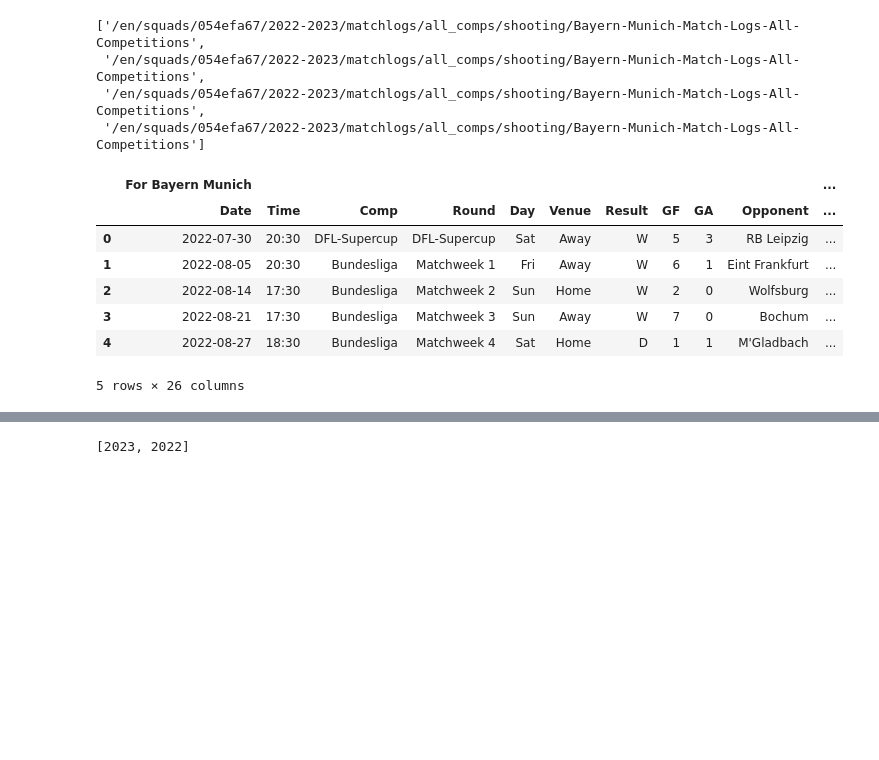
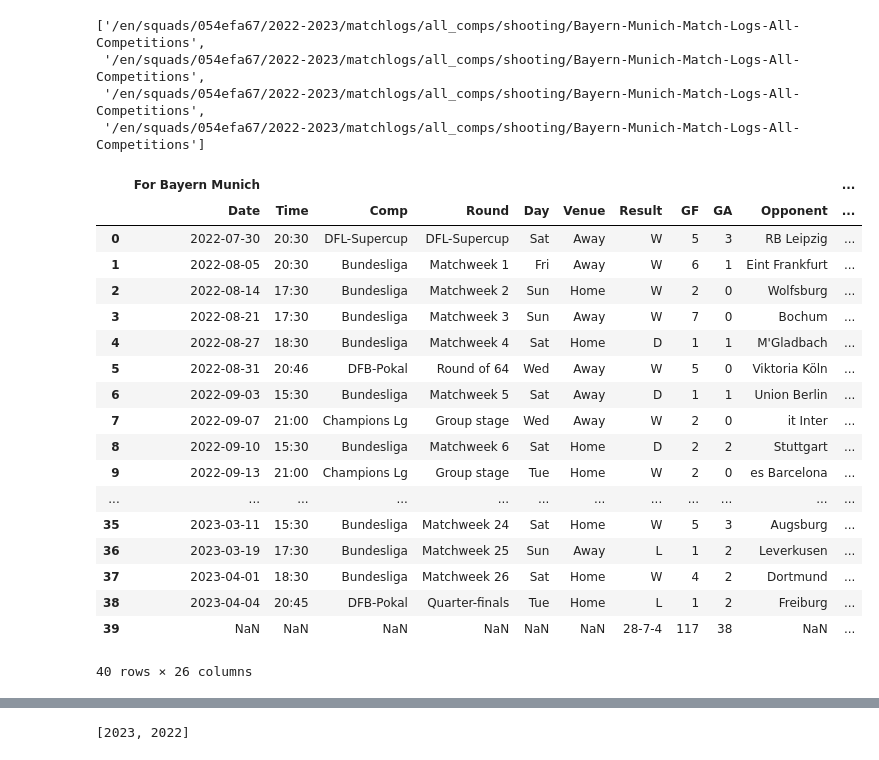
Before and after one commit to juchmielewska/assignment, a Jupyter notebook: Assignment 1a, web scraping.ipynb, the cells around one changed output, grey strips where cells are left out. Cells and saved outputs as stored; diff of their text form; code cells hidden in the pictures; blank space fills up the shorter version.

```diff
--- a/Assignment 1a, web scraping.ipynb
+++ b/Assignment 1a, web scraping.ipynb
@@ -48,16 +57,27 @@ links
 # %%
 data = requests.get(f"https://fbref.com{links[0]}")
 shooting = pd.read_html(data.text, match="Shooting")[0]
-shooting.head()
+shooting
 # %% [output]
 |  | For Bayern Munich |  |  |  |  |  |  |  |  |  | ... |
 |  | Date | Time | Comp | Round | Day | Venue | Result | GF | GA | Opponent | ... |
 | 0 | 2022-07-30 | 20:30 | DFL-Supercup | DFL-Supercup | Sat | Away | W | 5 | 3 | RB Leipzig | ... |
 | 1 | 2022-08-05 | 20:30 | Bundesliga | Matchweek 1 | Fri | Away | W | 6 | 1 | Eint Frankfurt | ... |
 | 2 | 2022-08-14 | 17:30 | Bundesliga | Matchweek 2 | Sun | Home | W | 2 | 0 | Wolfsburg | ... |
 | 3 | 2022-08-21 | 17:30 | Bundesliga | Matchweek 3 | Sun | Away | W | 7 | 0 | Bochum | ... |
 | 4 | 2022-08-27 | 18:30 | Bundesliga | Matchweek 4 | Sat | Home | D | 1 | 1 | M'Gladbach | ... |
+| 5 | 2022-08-31 | 20:46 | DFB-Pokal | Round of 64 | Wed | Away | W | 5 | 0 | Viktoria Köln | ... |
+| 6 | 2022-09-03 | 15:30 | Bundesliga | Matchweek 5 | Sat | Away | D | 1 | 1 | Union Berlin | ... |
+| 7 | 2022-09-07 | 21:00 | Champions Lg | Group stage | Wed | Away | W | 2 | 0 | it Inter | ... |
+| 8 | 2022-09-10 | 15:30 | Bundesliga | Matchweek 6 | Sat | Home | D | 2 | 2 | Stuttgart | ... |
+| 9 | 2022-09-13 | 21:00 | Champions Lg | Group stage | Tue | Home | W | 2 | 0 | es Barcelona | ... |
+| ... | ... | ... | ... | ... | ... | ... | ... | ... | ... | ... | ... |
+| 35 | 2023-03-11 | 15:30 | Bundesliga | Matchweek 24 | Sat | Home | W | 5 | 3 | Augsburg | ... |
+| 36 | 2023-03-19 | 17:30 | Bundesliga | Matchweek 25 | Sun | Away | L | 1 | 2 | Leverkusen | ... |
+| 37 | 2023-04-01 | 18:30 | Bundesliga | Matchweek 26 | Sat | Home | W | 4 | 2 | Dortmund | ... |
+| 38 | 2023-04-04 | 20:45 | DFB-Pokal | Quarter-finals | Tue | Home | L | 1 | 2 | Freiburg | ... |
+| 39 | NaN | NaN | NaN | NaN | NaN | NaN | 28-7-4 | 117 | 38 | NaN | ... |
-5 rows × 26 columns
+40 rows × 26 columns
 # %%
 shooting.columns = shooting.columns.droplevel()
 # %%
```
Also changed, not shown: parts of 8 cells of this notebook, 1 other file.
